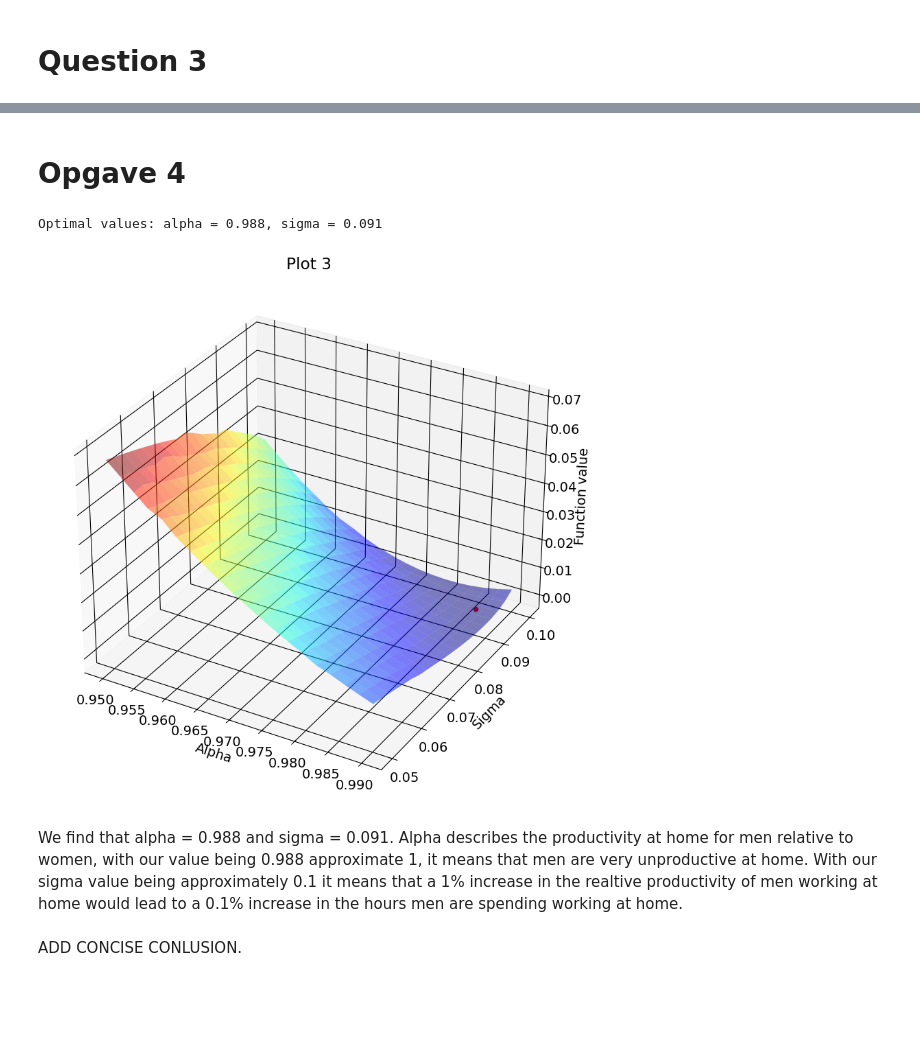
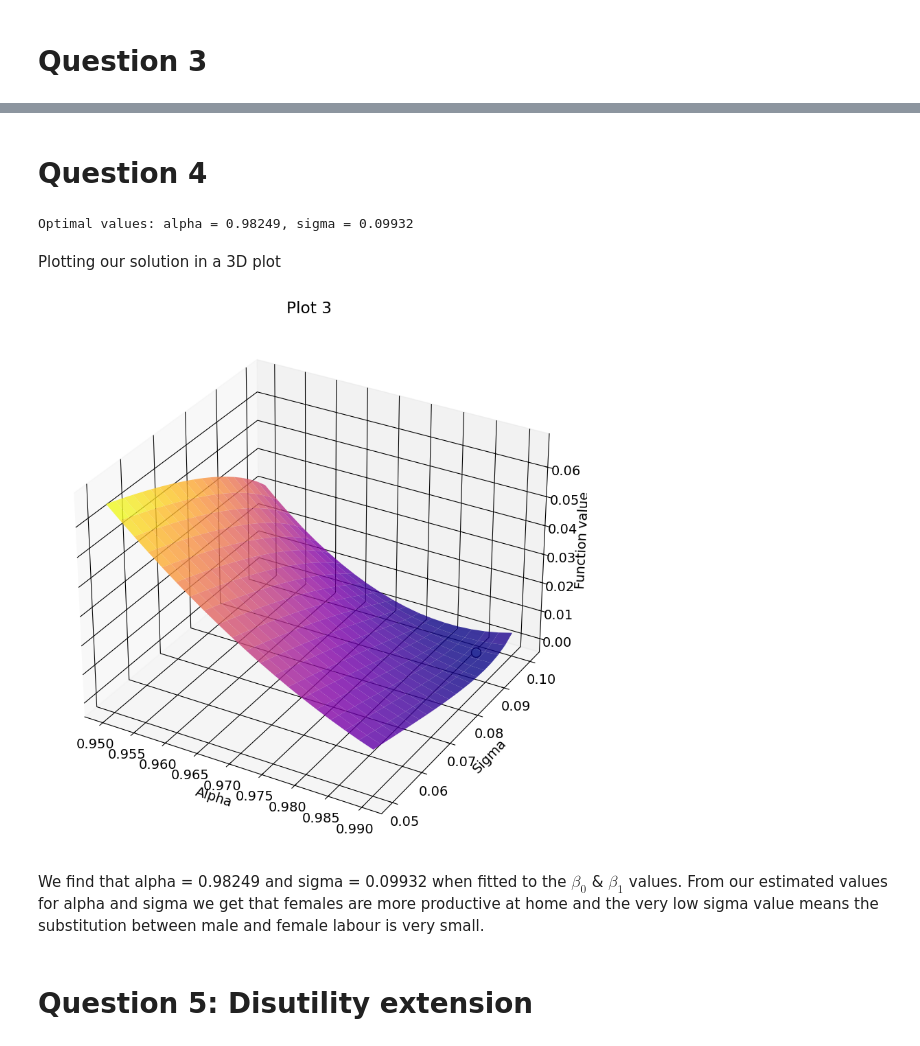
Before and after one commit to NumEconCopenhagen/projects-2023-pied-piper, a Jupyter notebook: inauguralproject/PP Aflevering 1.ipynb, the cells around one changed output, grey strips where cells are left out. Saved outputs shown, nothing was run; the diff lists cells and outputs as text; code cells hidden in the pictures; blank space fills up the shorter version.

```diff
--- a/inauguralproject/PP Aflevering 1.ipynb
+++ b/inauguralproject/PP Aflevering 1.ipynb
@@ -147,8 +142,0 @@ print(log_sol_HFHM_q3)
-# %%
-%matplotlib inline
-from mpl_toolkits.mplot3d import Axes3D # Used implictely when doing 3D plots
-import matplotlib.pyplot as plt # baseline module
-
-# Predefine options for all plots
-plt.rcParams.update({"axes.grid":True,"grid.color":"black","grid.alpha":"0.25","grid.linestyle":"-"})
-plt.rcParams.update({'font.size': 14})
@@ -170,35 +177,11 @@ ax.set_ylabel('$log(HF/HM)$');
 # %% [markdown]
-# Opgave 4
+# Question 4
-# %%
-from scipy import optimize
-
-
-model_q4 = HouseholdSpecializationModelClass()
-
-# Defining model
-def solve_4(x):
-
-    # Setting values to alpha and sigma in the model
-    model_q4.par.alpha = x[0]
-    model_q4.par.sigma = x[1]
-
-    model_q4.solve_wF_vec() # solving model
-
-    model_q4.run_regression() # running regression
-
-    return ((0.4-model_q4.sol.beta0)**2 + (-0.1-model_q4.sol.beta1)**2) #
-
-
-
-bounds = [(0, 1), (0, 10)] # setting bounds
-initial_guess = [0.5,1] # Creating initial guess
-
-# Creatubg minimize function
-result = optimize.minimize(solve_4, initial_guess,
-                           bounds=bounds, method = "Nelder-Mead")
-
-# Printing solution
-print(f"Optimal values: alpha = {result.x[0]:.3f}, sigma = {result.x[1]:.3f}")
-# %% [output]
-Optimal values: alpha = 0.988, sigma = 0.091
+# %%
+# 1. Calling the class
+model = HouseholdSpecializationModelClass()
+
+# 2. Solving the model
+model.estimate()
+# %% [output]
+Optimal values: alpha = 0.98249, sigma = 0.09932
 # %%
@@ -229,28 +220,26 @@ for i, a in enumerate(alpha_q4):
+# %% [markdown]
+Plotting our solution in a 3D plot
 # %%
-# Making alpha and sigma same length as the function
-func_vals = np.array(func_vec).reshape(len(alpha_q4), len(sigma_q4))
+# 1. Create 2D grids of alpha and sigma values for plotting
+alpha_grid, sigma_grid = np.meshgrid(alpha, sigma)
 
-# Create 2D grids of alpha and sigma values for plotting
-alpha_grid, sigma_grid = np.meshgrid(alpha_q4, sigma_q4)
-
-# Create 3D plot
+# 2. Create 3D plot
 fig = plt.figure(figsize=(10,10)) #Initiating figure
 
-# explain np.array?
-# Making the plot 3D
+# 3. Making the plot 3D
 ax = plt.axes(projection='3d')
-ax.plot_surface(alpha_grid, sigma_grid, func_vals, cmap='jet', alpha = 0.50) #Creating figure
-ax.scatter([0.988], [0.091], [(0.4-model_q4.sol.beta0)**2 + (-0.1-model_q4.sol.beta1)**2], color='red') #Plotting the solution
+ax.plot_surface(alpha_grid, sigma_grid, func_vals, cmap='plasma', alpha = 0.80)
+ax.scatter([0.988], [0.091], [(0.4-model.sol.beta0)**2 + (-0.1-model.sol.beta1)**2], color='lightblue', s=100, edgecolors='black', marker='o')
 
-# Setting labels and titles
+# 4. Setting labels and titles
 ax.set_xlabel('Alpha')
 ax.set_ylabel('Sigma')
 ax.set_zlabel('Function value')
 ax.set_title('Plot 3')
 plt.show()
 # %% [output]
-[figure, old version]
+[figure, new version]
-# %% [markdown]
-We find that alpha = 0.988 and sigma = 0.091. Alpha describes the productivity at home for men relative to women, with our value being 0.988 approximate 1, it means that men are very unproductive at home. With our sigma value being approximately 0.1 it means that a 1% increase in the realtive productivity of men working at home would lead to a 0.1% increase in the hours men are spending working at home.
-# %% [markdown]
-ADD CONCISE CONLUSION.
+# %% [markdown]
+We find that alpha = 0.98249 and sigma = 0.09932 when fitted to the $\beta_0$ & $\beta_1$ values. From our estimated values for alpha and sigma we get that females are more productive at home and the very low sigma value means the substitution between male and female labour is very small.
+# %% [markdown]
+# Question 5: Disutility extension
```
Also changed, not shown: parts of 22 cells of this notebook, 4 other files.
